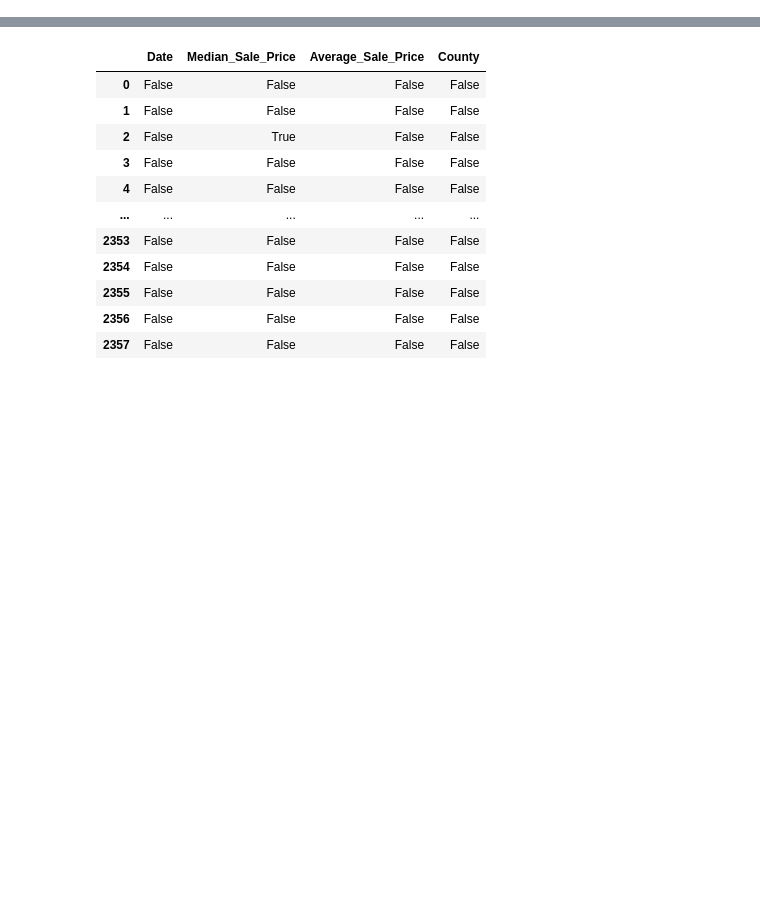
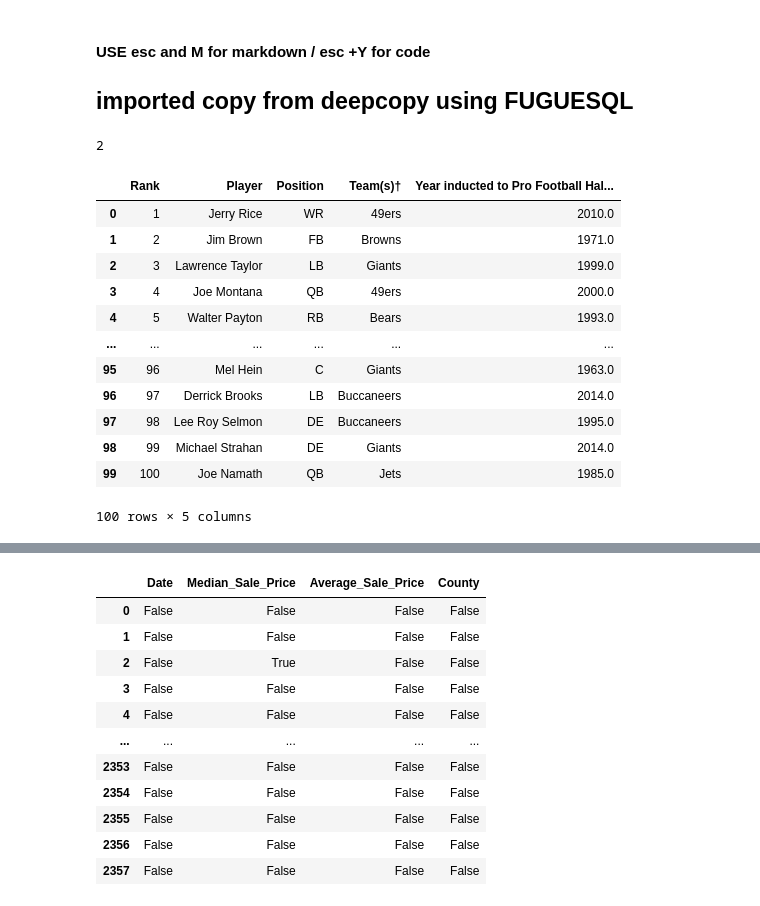
Before and after one commit to buzzpoint1/Final_project, a Jupyter notebook: final_project.ipynb, the cells around one changed output, grey strips where cells are left out. Saved outputs shown, nothing was run; the diff lists cells and outputs as text; code cells hidden in the pictures; blank space fills up the shorter version.

```diff
--- a/final_project.ipynb
+++ b/final_project.ipynb
@@ -9,0 +16,32 @@ import matplotlib.dates as dates
+# %% [markdown]
+#### USE esc  and M for markdown / esc +Y for code
+
+## imported copy from deepcopy using FUGUESQL
+# %%
+###imported copy from deepcopy
+# created variable for url and import data into tables
+URL ="https://en.wikipedia.org/wiki/The_Top_100:_NFL%27s_Greatest_Players"
+tables = pd.read_html(URL)
+# %%
+#checking lenth of tables on the site
+len(tables)
+# %% [output]
+2
+# %%
+# cleaning the table and bringing in
+data =tables[0]
+data
+# %% [output]
+|  | Rank | Player | Position | Team(s)† | Year inducted to Pro Football Hal... |
+| 0 | 1 | Jerry Rice | WR | 49ers | 2010.0 |
+| 1 | 2 | Jim Brown | FB | Browns | 1971.0 |
+| 2 | 3 | Lawrence Taylor | LB | Giants | 1999.0 |
+| 3 | 4 | Joe Montana | QB | 49ers | 2000.0 |
+| 4 | 5 | Walter Payton | RB | Bears | 1993.0 |
+| ... | ... | ... | ... | ... | ... |
+| 95 | 96 | Mel Hein | C | Giants | 1963.0 |
+| 96 | 97 | Derrick Brooks | LB | Buccaneers | 2014.0 |
+| 97 | 98 | Lee Roy Selmon | DE | Buccaneers | 1995.0 |
+| 98 | 99 | Michael Strahan | DE | Giants | 2014.0 |
+| 99 | 100 | Joe Namath | QB | Jets | 1985.0 |
+100 rows × 5 columns
```
Also changed, not shown: parts of 24 cells of this notebook, 2 other files.
